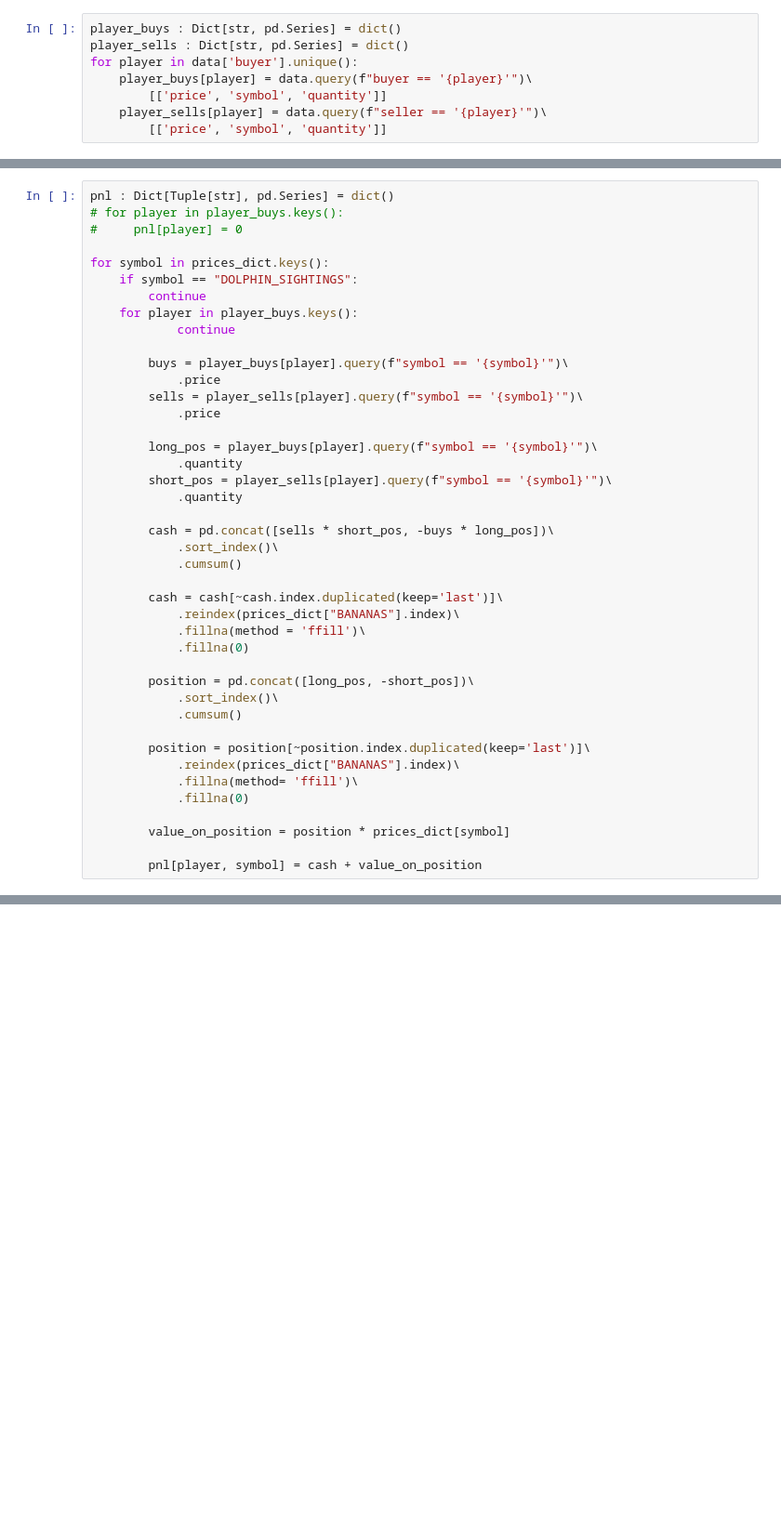
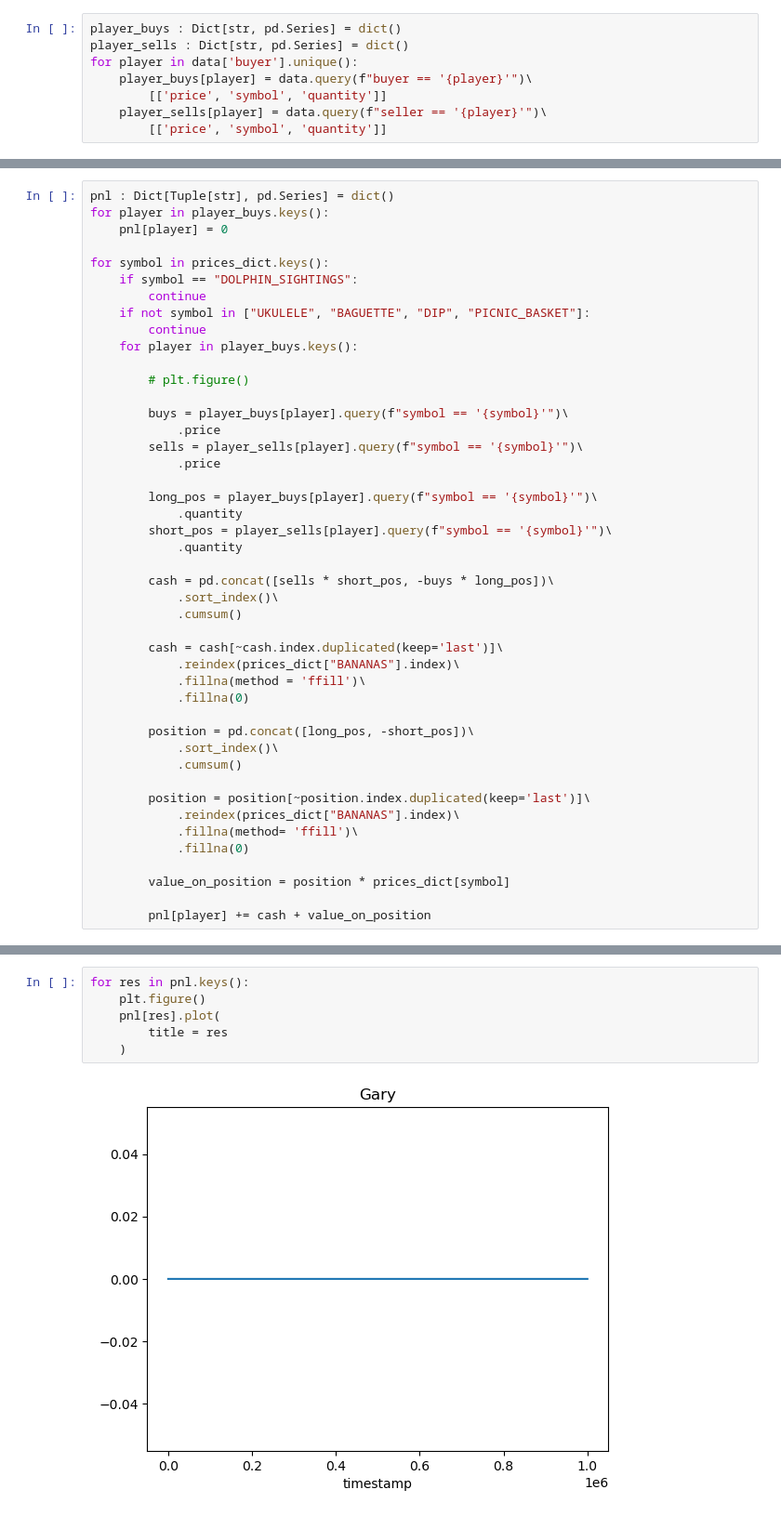
Before and after one commit to nicolassinott/IMC_Prosperity, a Jupyter notebook: notebooks/08-round5-eda.ipynb, the cells around one changed output, grey strips where cells are left out. Shown at 93% size. Saved outputs shown, nothing was run; the diff lists cells and outputs as text; blank space fills up the shorter version.

```diff
--- a/notebooks/08-round5-eda.ipynb
+++ b/notebooks/08-round5-eda.ipynb
@@ -189,13 +147,16 @@ for symbol in prices_dict.keys():
 # %%
 pnl : Dict[Tuple[str], pd.Series] = dict()
-# for player in player_buys.keys():
-#     pnl[player] = 0
+for player in player_buys.keys():
+    pnl[player] = 0
 
 for symbol in prices_dict.keys():
     if symbol == "DOLPHIN_SIGHTINGS":
         continue
+    if not symbol in ["UKULELE", "BAGUETTE", "DIP", "PICNIC_BASKET"]:
+        continue
     for player in player_buys.keys():
-            continue
+
+        # plt.figure()
 
         buys = player_buys[player].query(f"symbol == '{symbol}'")\
             .price
@@ -227,4 +188,4 @@ for symbol in prices_dict.keys():
 
         value_on_position = position * prices_dict[symbol]
 
-        pnl[player, symbol] = cash + value_on_position
+        pnl[player] += cash + value_on_position
@@ -230,0 +200,8 @@ for symbol in prices_dict.keys():
+# %%
+for res in pnl.keys():
+    plt.figure()
+    pnl[res].plot(
+        title = res
+    )
+# %% [output]
+[figure, added]
```
Also changed, not shown: parts of 27 cells of this notebook, 1 other file.
